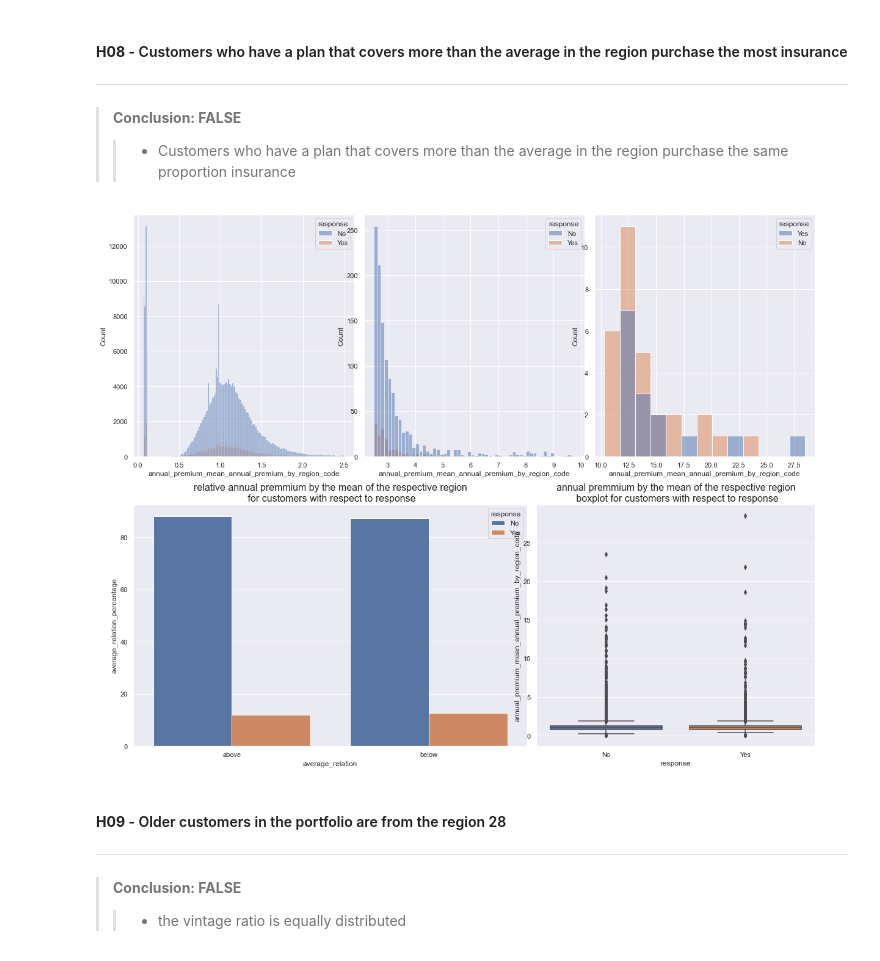
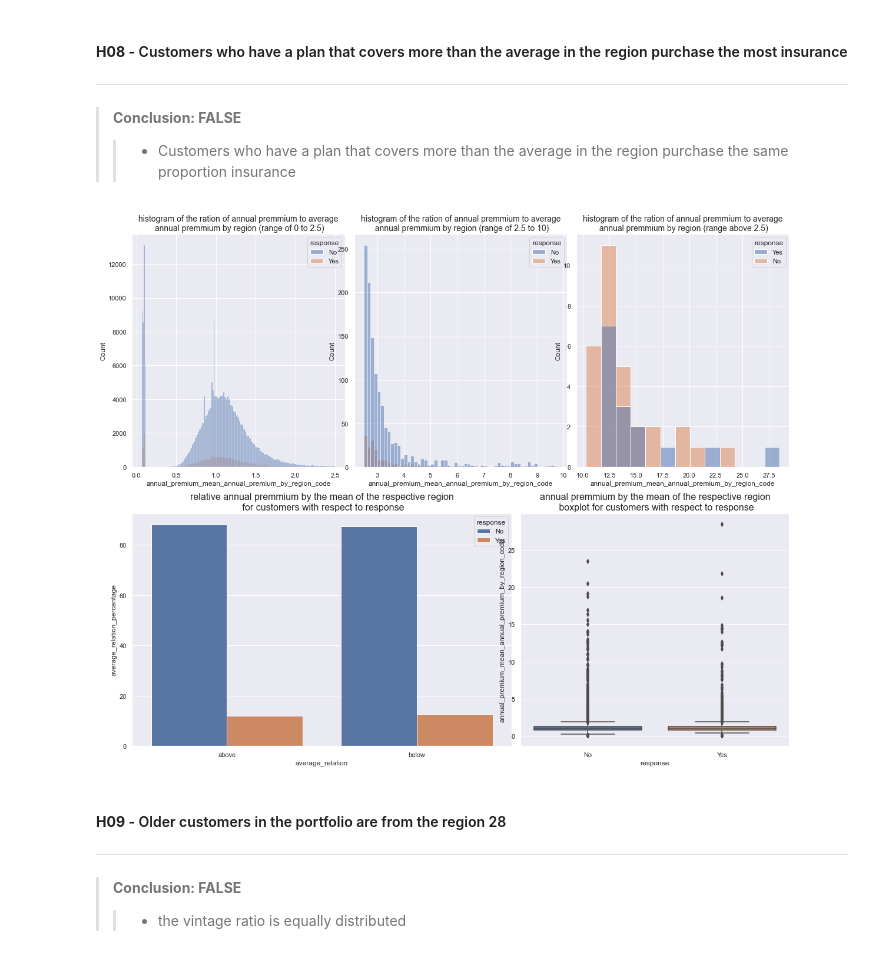
Before and after one commit to FabioCaffarello/insurance-cross-sell, a Jupyter notebook: 01-Notebooks/end_to_end_insurance_cross_sell.ipynb, the cells around one changed output. Cells and saved outputs as stored; diff of their text form; code cells hidden in the pictures.

```diff
--- a/01-Notebooks/end_to_end_insurance_cross_sell.ipynb
+++ b/01-Notebooks/end_to_end_insurance_cross_sell.ipynb
@@ -89,15 +89,19 @@ def statistical_summary(num_attributes):
 
     # Quantile
     q05 = pd.DataFrame(num_attributes.quantile(0.05)).T
-    q10 = pd.DataFrame(num_attributes.quantile(0.10)).T
     q25 = pd.DataFrame(num_attributes.quantile(0.25)).T
     q75 = pd.DataFrame(num_attributes.quantile(0.75)).T
-    q90 = pd.DataFrame(num_attributes.quantile(0.90)).T
     q95 = pd.DataFrame(num_attributes.quantile(0.95)).T
+    iqr = pd.DataFrame(q75.reset_index(drop=True) - q25.reset_index(drop=True))
+
+    # Calculates the outliers boundaries through statistical relationship
+    low_outliers = q25.reset_index(drop=True) - 1.5 * iqr.reset_index(drop=True)
+    high_outliers = q75.reset_index(drop=True) + 1.5 * iqr.reset_index(drop=True)
+
 
     # Concatenate
-    m = pd.concat([d2, d3, d4, ct3, ct1, ct2, q05, q10, q25, q75, q90, q95, d1, d7, d5, d6]).T.reset_index()
-    m.columns = ['Attributes', 'Min', 'Max', 'Range', 'Mode', 'Mean', 'Median', '5%', '10%', '25%', '75%', '90%', '95%', 'Std','Relative Std', 'Skew', 'Kurtosis']
+    m = pd.concat([d2, d3, d4, ct3, ct1, ct2, q05, q25, q75, q95, iqr, low_outliers, high_outliers, d1, d7, d5, d6]).T.reset_index()
+    m.columns = ['Attributes', 'Min', 'Max', 'Range', 'Mode', 'Mean', 'Median', '5%', '25%', '75%', '95%','IQR', 'Low Outliers', 'High Outliers', 'Std','Relative Std', 'Skew', 'Kurtosis']
 
     return m
 
@@ -120,7 +124,7 @@ def cramer_v(x, y):
 
 
 #========================================= Group Age by an Age Stage =========================================#
-def age_stage(num, breakpoints=[10, 20, 30, 45, 60, 70, 80, 120], result='01234567'):
+def age_stage(num, breakpoints=[10, 20, 30, 45, 60, 70, 80, 100], result='01234567'):
     i = bisect.bisect(breakpoints, num-1)
     age_mapping = {
         0: 'Child',
@@ -409,0 +481,3 @@ df02 = df01.copy()
+# %%
+df02['vehicle_damage_license'] = df02.apply(lambda row: -(row['vehicle_damage'] + row['driving_license'])**2\
+                                            if row['driving_license'] == 0 else (row['vehicle_damage'] + row['driving_license'])**2, axis=1)
@@ -409,0 +495,3 @@ df02 = df01.copy()
+# %%
+df02['vehicle_damage_vehicle_age'] = df02.apply(lambda row: -(row['vehicle_damage'] + row['vehicle_age'])**2\
+                                                if row['vehicle_damage'] == 1 else (row['vehicle_damage'] + row['vehicle_age'])**2, axis=1)
@@ -905,34 +1029,37 @@ plt.figure(figsize=(20, 16))
 grid = GridSpec(2, 12)
 
 plt.subplot(grid[0, :4])
 sns.histplot(x='annual_premium_mean_annual_premium_by_region_code', data=aux08_0, hue='response');
+plt.title("histogram of the ration of annual premmium to average\n annual premmium by region (range of 0 to {})".format(cort), fontsize=14);
 
 plt.subplot(grid[0, 4:8])
 sns.histplot(x='annual_premium_mean_annual_premium_by_region_code', data=aux08_1, hue='response');
+plt.title("histogram of the ration of annual premmium to average\n annual premmium by region (range of {} to {})".format(cort,cort_2), fontsize=14);
 
 plt.subplot(grid[0, 8:])
 sns.histplot(x='annual_premium_mean_annual_premium_by_region_code', data=aux08_2, hue='response');
+plt.title("histogram of the ration of annual premmium to average\n annual premmium by region (range above {})".format(cort), fontsize=14);
 
 
 aux08_3 = aux08[aux08['annual_premium_mean_annual_premium_by_region_code'] > 1].groupby('response').size().reset_index().rename(columns={0:"total"})
 aux08_3['average_relation_percentage'] = aux08_3['total'] / aux08_3['total'].sum() * 100
 aux08_3['average_relation'] = 'above'
 
 aux08_4 = aux08[aux08['annual_premium_mean_annual_premium_by_region_code'] <= 1].groupby('response').size().reset_index().rename(columns={0:"total"})
 aux08_4['average_relation_percentage'] = aux08_4['total'] / aux08_4['total'].sum() * 100
 aux08_4['average_relation'] = 'below'
 
 aux08_4 = pd.concat([aux08_3, aux08_4], axis=0)
 
 plt.subplot(grid[1, :7])
 sns.barplot(x='average_relation', y='average_relation_percentage', hue='response', data=aux08_4);
 plt.title("relative annual premmium by the mean of the respective region\n for customers with respect to response", fontsize=16);
 
 plt.subplot(grid[1, 7:])
 sns.boxplot(x='response', y='annual_premium_mean_annual_premium_by_region_code', data=aux08);
 plt.title("annual premmium by the mean of the respective region\n boxplot for customers with respect to response", fontsize=16);
 # %% [output]
-[figure, old version]
+[figure, new version]
 # %% [markdown]
 #### **H09** - Older customers in the portfolio are from the region 28
 ---
```
Also changed, not shown: parts of 31 cells of this notebook, 1 other file.
